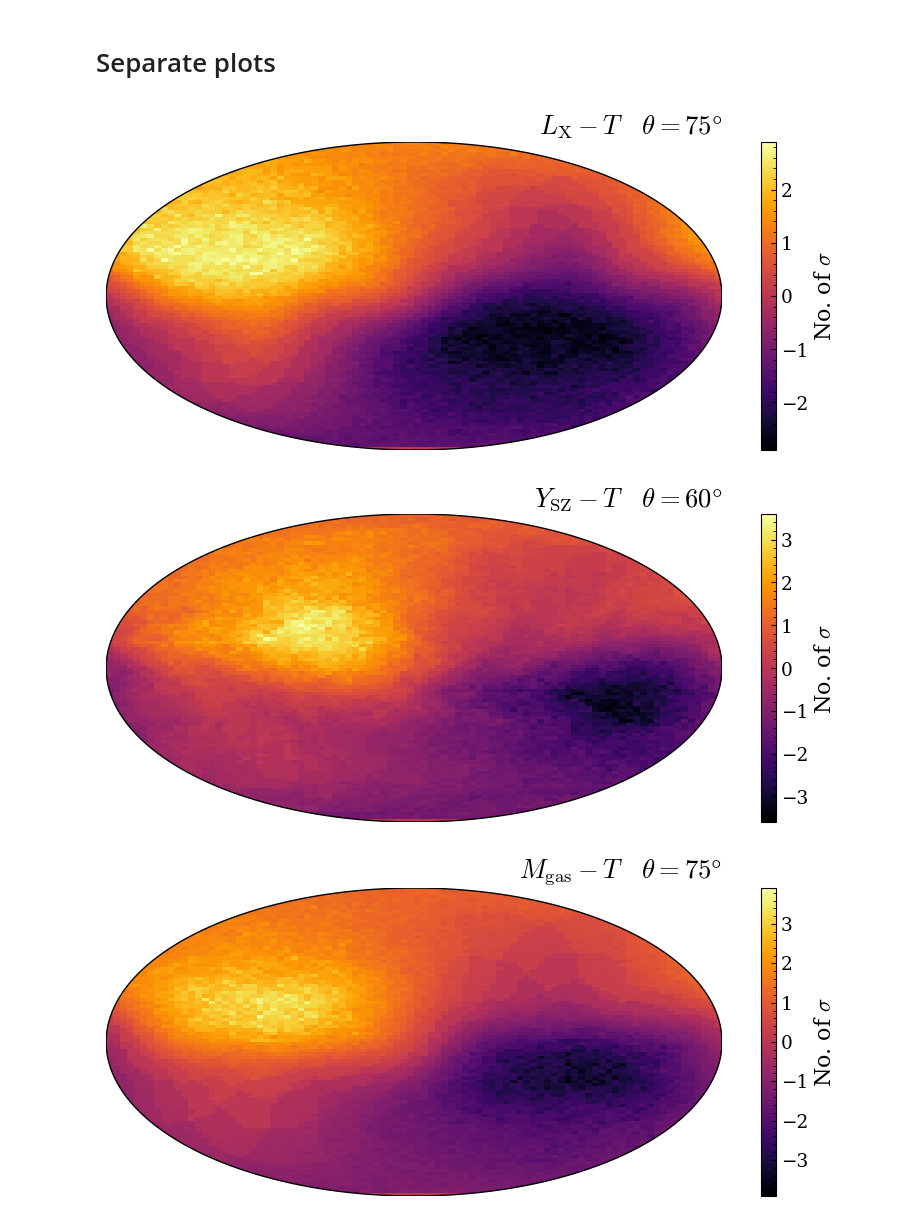
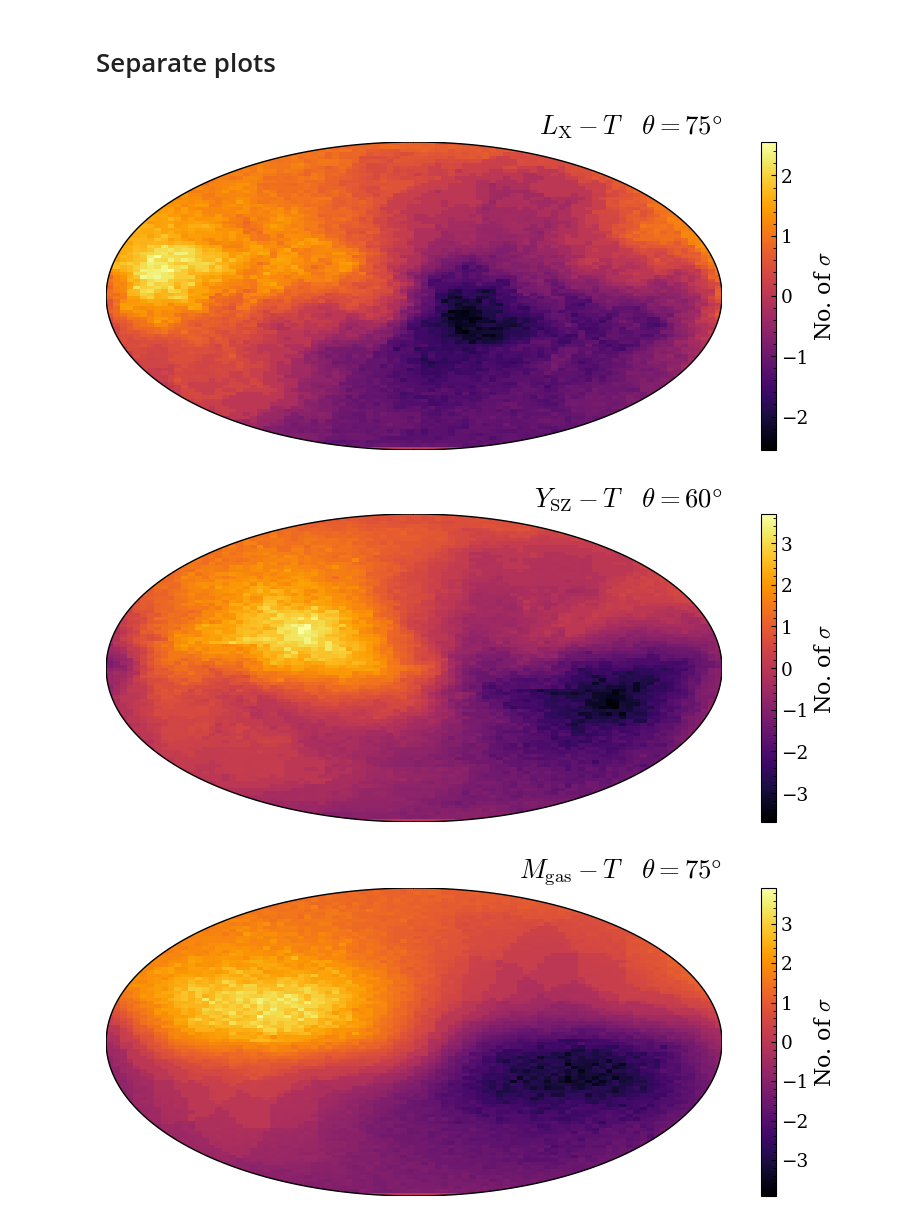
Before and after one commit to YujieH3/anisotropy-flamingo, a Jupyter notebook: notebooks/12plot_significance.ipynb, the cells around one changed output. Cells and saved outputs as stored; diff of their text form; code cells hidden in the pictures.

```diff
--- a/notebooks/12plot_significance.ipynb
+++ b/notebooks/12plot_significance.ipynb
@@ -67,28 +68,28 @@ plt.show()
 # %% [markdown]
 # Separate plots
 # %%
-df = pd.read_csv('./data/fits/scan_best_fit_LX-T_θ75.csv')
+df = pd.read_csv('../data/fits/testrun/lightcone0/scan_best_fit_LX-T_θ75.csv')
 
 fig = plt.figure(figsize=(10, 4))
 m = Basemap(projection='hammer', lon_0=0)
 
 data = np.array(df['n_sigma']).reshape(90, 90).T
 
 lon = np.linspace(-180, 180, 90)
 lat = np.linspace(-90, 90, 90)
 lons, lats = np.meshgrid(lon, lat)
 x, y = m(lons, lats)
 
 # Display the data as an image; set the extent of the map
 im = m.imshow(data, extent=[-180, 180, -90, 90], cmap='inferno')
 
 plt.colorbar(im, label='No. of $\\sigma$')
 plt.title('$L_\\mathrm{{X}}-T\\quad\\theta=75\\degree$', loc='right')
 plt.show()
 # %% [output]
-[figure, old version]
+[figure, new version]
 # %%
-df = pd.read_csv('./data/fits/scan_best_fit_YSZ-T_θ60.csv')
+df = pd.read_csv('../data/fits/testrun/lightcone0/scan_best_fit_YSZ-T_θ60.csv')
 
 fig = plt.figure(figsize=(10, 4))
 m = Basemap(projection='hammer', lon_0=0)
@@ -107,7 +108,7 @@ plt.colorbar(im, label='No. of $\\sigma$')
 plt.title('$Y_\\mathrm{{SZ}}-T\\quad\\theta=60\\degree$', loc='right')
 plt.show()
 # %% [output]
-[figure, old version]
+[figure, new version]
 # %%
 df = pd.read_csv('./data/fits/scan_best_fit_M-T_θ75.csv')
 
```
Also changed, not shown: parts of 1 cell of this notebook, 13 other files.
